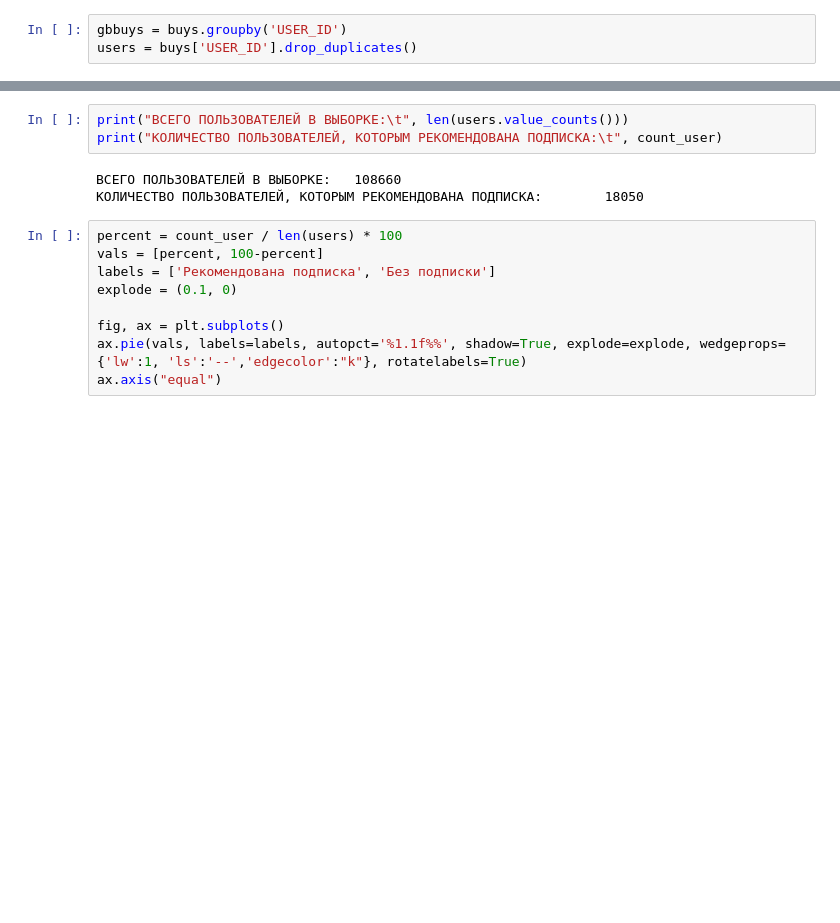
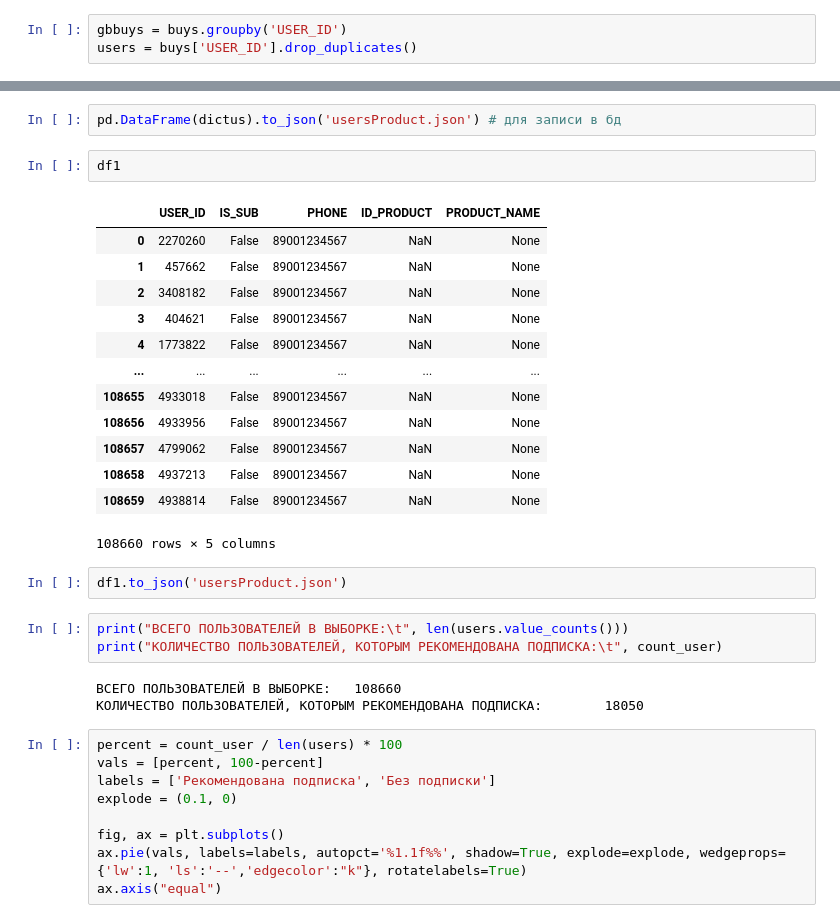
Before and after one commit to StalkerVrk/EAPTEKA_HACK, a Jupyter notebook: analysdata.ipynb, the cells around one changed output, grey strips where cells are left out. Drawn from its saved outputs; the diff is of its cells as text; blank space fills up the shorter version.

```diff
--- a/analysdata.ipynb
+++ b/analysdata.ipynb
@@ -169,3 +182,23 @@ for ind, id in users.items():
+# %%
+pd.DataFrame(dictus).to_json('usersProduct.json') # для записи в бд
+# %%
+df1
+# %% [output]
+|  | USER_ID | IS_SUB | PHONE | ID_PRODUCT | PRODUCT_NAME |
+| 0 | 2270260 | False | 89001234567 | NaN | None |
+| 1 | 457662 | False | 89001234567 | NaN | None |
+| 2 | 3408182 | False | 89001234567 | NaN | None |
+| 3 | 404621 | False | 89001234567 | NaN | None |
+| 4 | 1773822 | False | 89001234567 | NaN | None |
+| ... | ... | ... | ... | ... | ... |
+| 108655 | 4933018 | False | 89001234567 | NaN | None |
+| 108656 | 4933956 | False | 89001234567 | NaN | None |
+| 108657 | 4799062 | False | 89001234567 | NaN | None |
+| 108658 | 4937213 | False | 89001234567 | NaN | None |
+| 108659 | 4938814 | False | 89001234567 | NaN | None |
+108660 rows × 5 columns
+# %%
+df1.to_json('usersProduct.json')
 # %%
 print("ВСЕГО ПОЛЬЗОВАТЕЛЕЙ В ВЫБОРКЕ:\t", len(users.value_counts()))
 print("КОЛИЧЕСТВО ПОЛЬЗОВАТЕЛЕЙ, КОТОРЫМ РЕКОМЕНДОВАНА ПОДПИСКА:\t", count_user)
```
Also changed, not shown: parts of 10 cells of this notebook.
